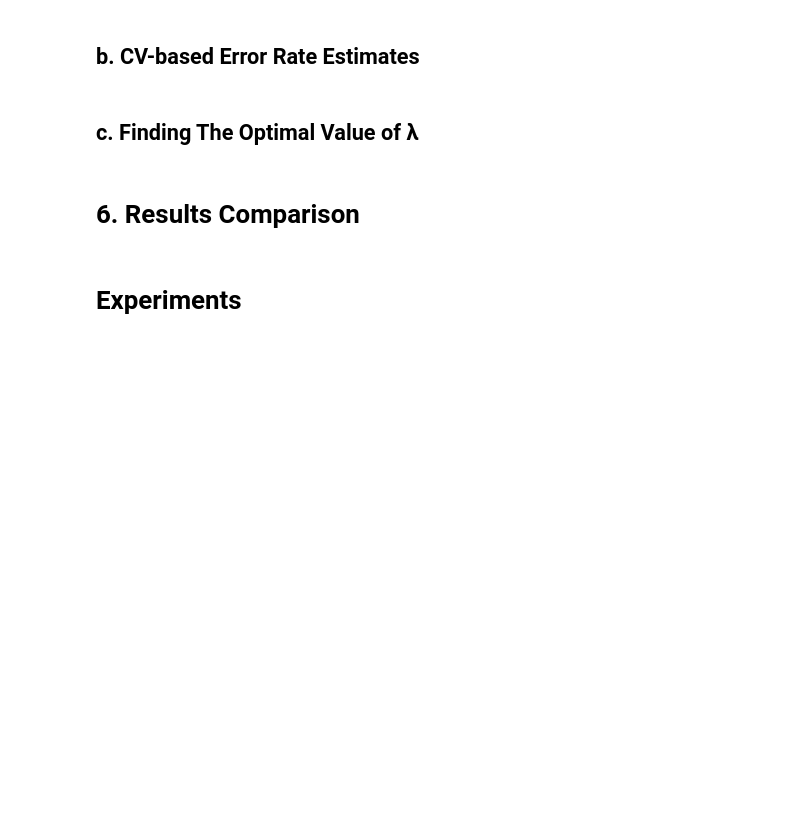
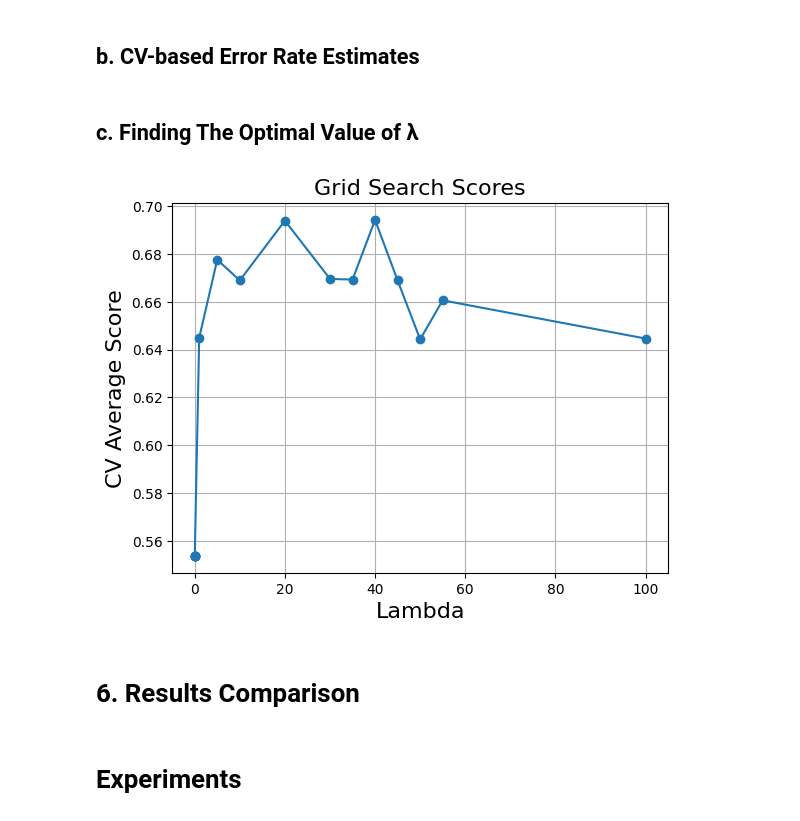
Before and after one commit to siepenmaru/stat3006-a4-code, a Jupyter notebook: A4.ipynb, the cells around one changed output. Cells and saved outputs as stored; diff of their text form; code cells hidden in the pictures; blank space fills up the shorter version.

```diff
--- a/A4.ipynb
+++ b/A4.ipynb
@@ -336,6 +336,32 @@ features.shape
 ## b. CV-based Error Rate Estimates
 # %% [markdown]
 ## c. Finding The Optimal Value of λ
+# %%
+# adapted from: https://stackoverflow.com/a/43645640
+def plot_grid_search(cv_results, search_space):
+    # Get Test Scores Mean and std for each grid search
+    scores_mean = cv_results['mean_test_score']
+    scores_mean = np.array(scores_mean)
+
+    scores_sd = cv_results['std_test_score']
+    scores_sd = np.array(scores_sd)
+
+    # Plot Grid search scores
+    _, ax = plt.subplots(1,1)
+
+    # Param1 is the X-axis, Param 2 is represented as a different curve (color line)
+    ax.plot(search_space, scores_mean, '-o')
+
+    ax.set_title("Grid Search Scores", fontsize=16)
+    ax.set_xlabel("Lambda", fontsize=16)
+    ax.set_ylabel('CV Average Score', fontsize=16)
+    # ax.set_xscale('log')
+    ax.grid('on')
+
+# Calling Method
+plot_grid_search(lassoGrid.cv_results_, search_space)
+# %% [output]
+[figure, added]
 # %% [markdown]
 # 6. Results Comparison
 # %% [markdown]
```
